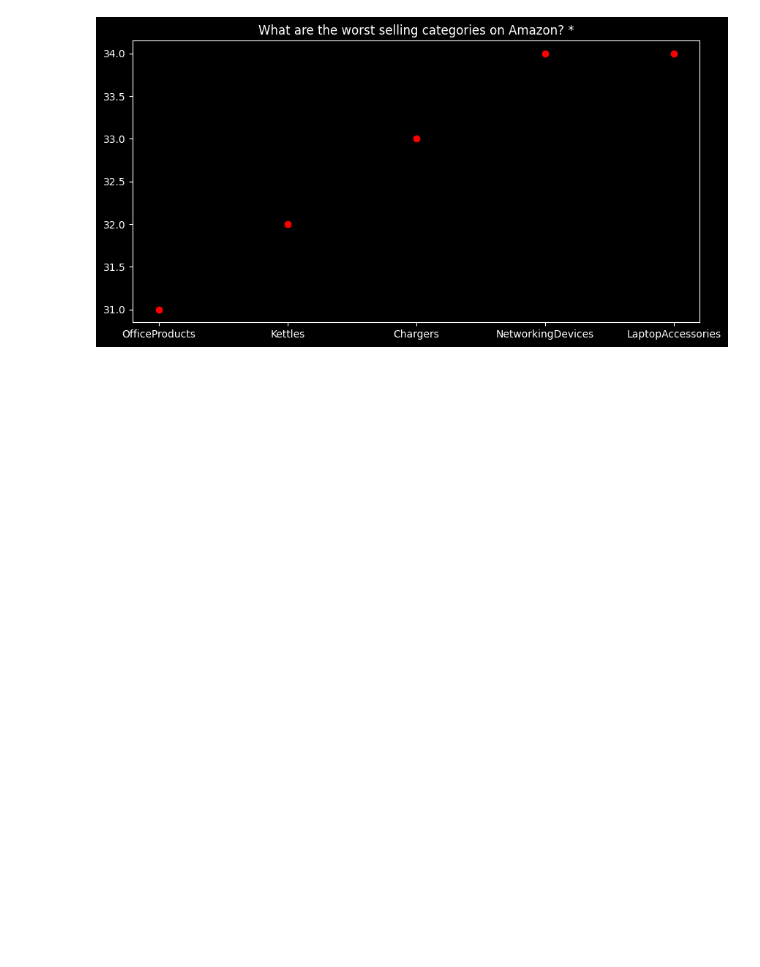
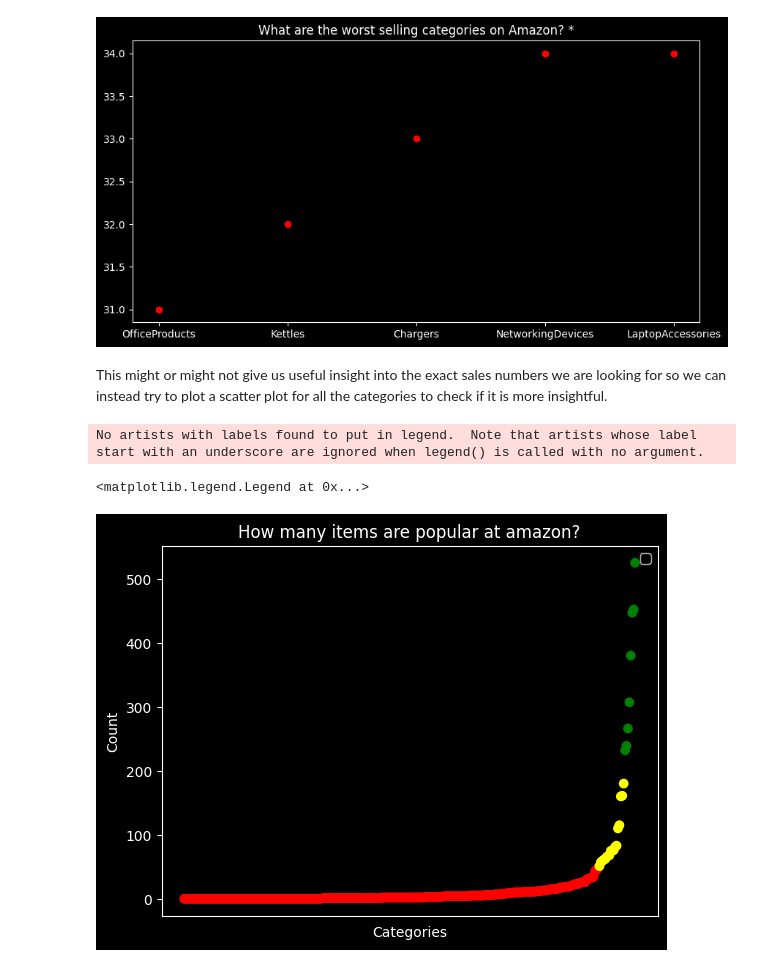
Before and after one commit to hxrry-09/Sales-Analysis, a Jupyter notebook: Amazon_analysis.ipynb, the cells around one changed output. Drawn from its saved outputs; the diff is of its cells as text; code cells hidden in the pictures; blank space fills up the shorter version.

```diff
--- a/Amazon_analysis.ipynb
+++ b/Amazon_analysis.ipynb
@@ -132,8 +132,7 @@ Name: category, Length: 211, dtype: int64
 # %%
 Items = ['USBCables' , 'Smart Watches' , 'Smart phones' , 'Smart TVs' , 'Headphones(In-Ear)']
 Count = [233,76,68,63,52]
-plt.style.context('dark_background')
-plt.rcParams['figure.facecolor'] = 'black'
+plt.style.use('dark_background')
 plt.figure(figsize=(10,5))
 plt.bar(Items , Count , color='Green', linestyle='solid', linewidth=1 ,edgecolor = 'black')
 plt.title('What are the most popular items on Amazon?')
@@ -191,7 +190,6 @@ RoomHeaters 46
 worst_genres = ['OfficeProducts' , 'Kettles' , 'Chargers' , 'NetworkingDevices' , 'LaptopAccessories']
 worst_count = [31,32,33,34,34]
 plt.style.context('dark_background')
-plt.rcParams['figure.facecolor'] = 'black'
 plt.figure(figsize=(10,5))
 plt.scatter(worst_genres , worst_count , color = 'red', linestyle='solid', linewidth=1 )
 plt.title('What are the worst selling categories on Amazon? *')
@@ -199,3 +197,41 @@ plt.show
 # %% [output]
 <function matplotlib.pyplot.show(close=None, block=None)>
 [figure]
+# %% [markdown]
+This might or might not give us useful insight into the exact sales numbers we are looking for so we can instead try to
+plot a scatter plot for all the categories to check if it is more insightful.
+# %%
+# Count the frequency of each category
+category_counts = {}
+for category in data['category']:
+    for category in category.split('|'):
+        if category in category_counts:
+            category_counts[category] += 1
+        else:
+            category_counts[category] = 1
+
+categories = []
+counts = []
+for category, count in sorted(category_counts.items(), key=lambda x: x[1], reverse=False):
+    categories.append(category)
+    counts.append(count)
+# %%
+colors = []
+for count in counts:
+    if count < 50 and count:
+        colors.append('red')
+    elif count >= 50 and count <= 200:
+        colors.append('yellow')
+    else:
+        colors.append('green')
+
+plt.scatter(categories, counts, c=colors)
+plt.title('How many items are popular at amazon?')
+plt.xlabel('Categories')
+plt.ylabel('Count')
+plt.xticks([])
+plt.legend()
+# %% [output]
+No artists with labels found to put in legend.  Note that artists whose label start with an underscore are ignored when legend() is called with no argument.
+<matplotlib.legend.Legend at 0x...>
+[figure, added]
```
Also changed, not shown: parts of 8 cells of this notebook.
